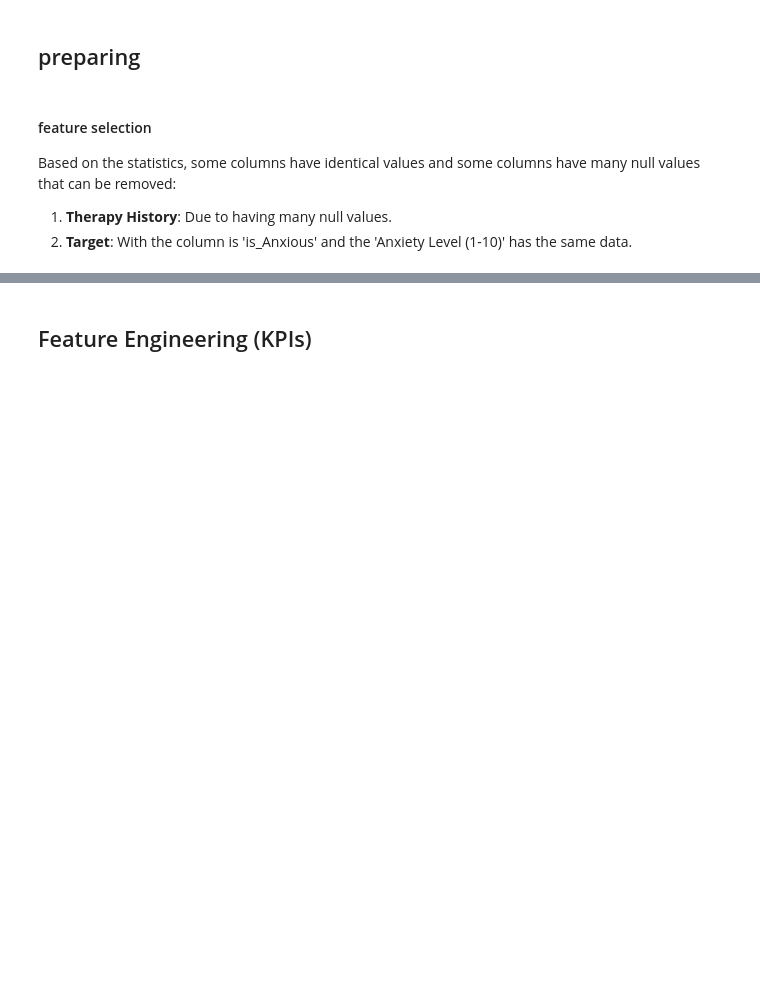
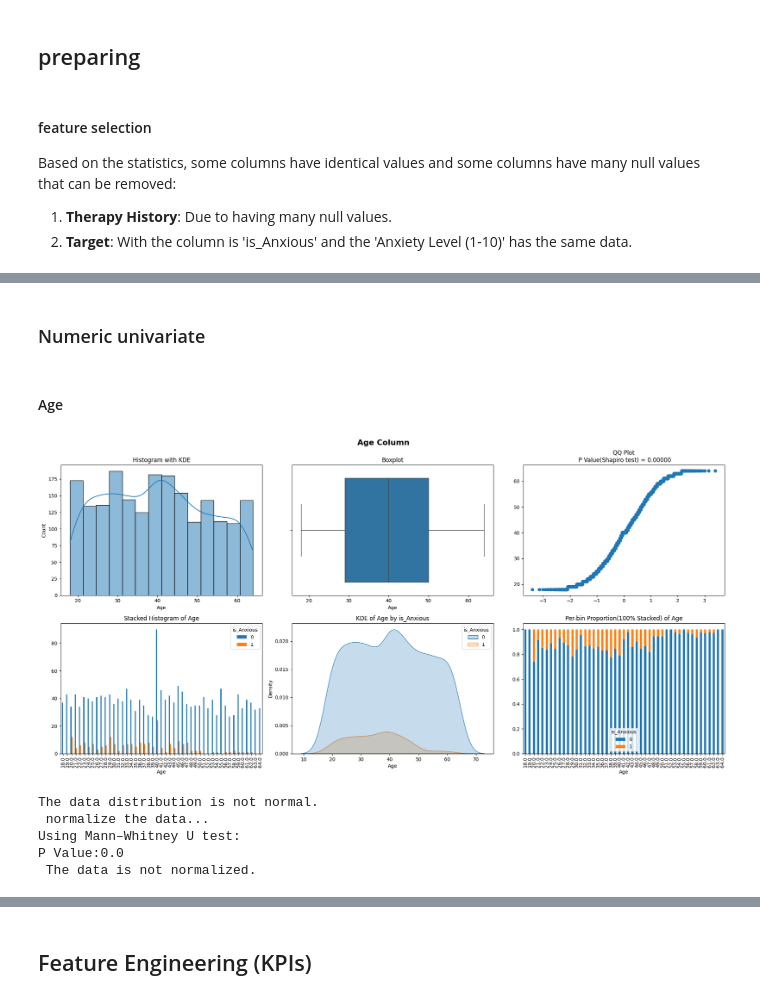
Before and after one commit to arwinnahidi156/mini_project_Social_Anxiety, a Jupyter notebook: Social_Anxiety.ipynb, the cells around one changed output, grey strips where cells are left out. Saved outputs shown, nothing was run; the diff lists cells and outputs as text; code cells hidden in the pictures; blank space fills up the shorter version.

```diff
--- a/Social_Anxiety.ipynb
+++ b/Social_Anxiety.ipynb
@@ -707,0 +529,30 @@ def pairplot(data, columns):
+# %%
+def fillna(data, numeric_cols, qual_cols):
+
+    for col_num in numeric_cols:
+        data.fillna({col_num : data[col_num].median()}, inplace = True)
+
+    for col_qual in qual_cols:
+        data.fillna({col_qual : data[col_qual].mode()[0]}, inplace = True)
+
+    return data
+# %%
+clip_list = ['Sleep Hours', 'Physical Activity (hrs/week)',
+             'Alcohol Consumption (drinks/week)', 'Stress Level (1-10)']
+
+for col in clip_list:
+    df[col] = df[col].clip(lower = 0)
+
+#df['Stress Level (1-10)'] = df['Stress Level (1-10)'].clip(lower = 1 , upper = 10)
+# %%
+numeric_vars = ['Age', 'Sleep Hours', 'Caffeine Intake (mg/day)', 'Diet Quality (1-10)']
+qual_vars = ['Occupation', 'Gender', 'Smoking', 'Medication']
+
+df = fillna(df, numeric_vars, qual_vars)
+# %%
+replace_list = ['Age', 'Sleep Hours','Caffeine Intake (mg/day)',
+                'Alcohol Consumption (drinks/week)','Heart Rate (bpm)',
+                'Physical Activity (hrs/week)', 'Therapy Sessions (per month)']
+
+for col in replace_list:
+    df[col] = replace_outliners(df[col],'iqr')
@@ -707,0 +569,14 @@ def pairplot(data, columns):
+# %% [markdown]
+### Numeric univariate
+# %% [markdown]
+#### Age
+# %%
+numerical_chart(df, "Age", "is_Anxious")
+statistical_tests(df, "Age", "is_Anxious")
+# %% [output]
+[figure, added]
+The data distribution is not normal.
+ normalize the data...
+Using Mann–Whitney U test:
+P Value:0.0
+ The data is not normalized.
```
Also changed, not shown: parts of 93 cells of this notebook.
